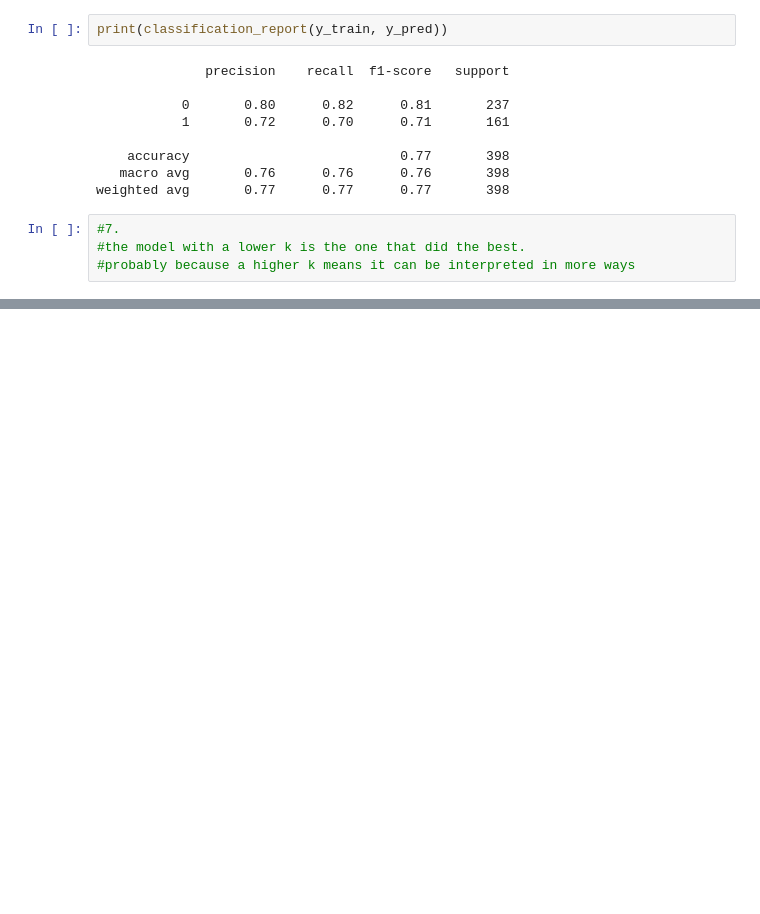
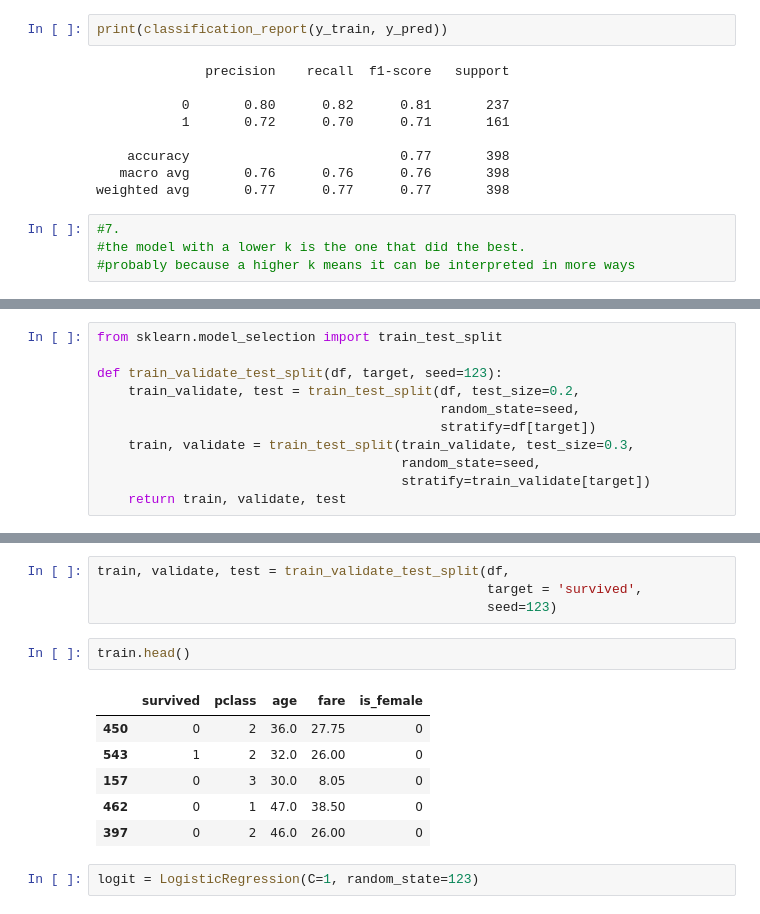
Before and after one commit to BurtonBarnes/classification-exercises, a Jupyter notebook: model.ipynb, the cells around one changed output, grey strips where cells are left out. Drawn from its saved outputs; the diff is of its cells as text; blank space fills up the shorter version.

```diff
--- a/model.ipynb
+++ b/model.ipynb
@@ -575,0 +645,11 @@ weighted avg       0.77      0.77      0.77       398
+# %%
+from sklearn.model_selection import train_test_split
+
+def train_validate_test_split(df, target, seed=123):
+    train_validate, test = train_test_split(df, test_size=0.2,
+                                            random_state=seed,
+                                            stratify=df[target])
+    train, validate = train_test_split(train_validate, test_size=0.3,
+                                       random_state=seed,
+                                       stratify=train_validate[target])
+    return train, validate, test
@@ -575,0 +771,15 @@ weighted avg       0.77      0.77      0.77       398
+# %%
+train, validate, test = train_validate_test_split(df,
+                                                  target = 'survived',
+                                                  seed=123)
+# %%
+train.head()
+# %% [output]
+|  | survived | pclass | age | fare | is_female |
+| 450 | 0 | 2 | 36.0 | 27.75 | 0 |
+| 543 | 1 | 2 | 32.0 | 26.00 | 0 |
+| 157 | 0 | 3 | 30.0 | 8.05 | 0 |
+| 462 | 0 | 1 | 47.0 | 38.50 | 0 |
+| 397 | 0 | 2 | 46.0 | 26.00 | 0 |
+# %%
+logit = LogisticRegression(C=1, random_state=123)
```
Also changed, not shown: parts of 36 cells of this notebook.
